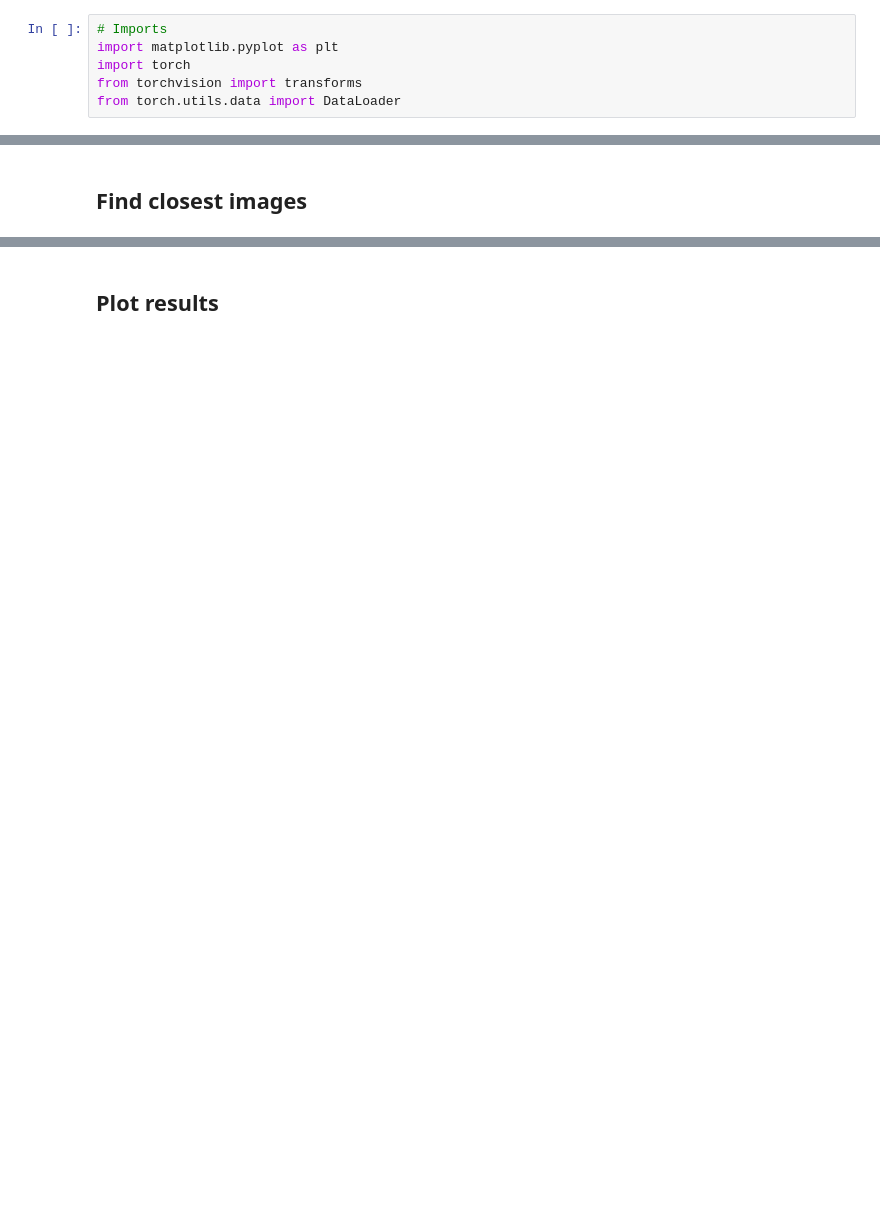
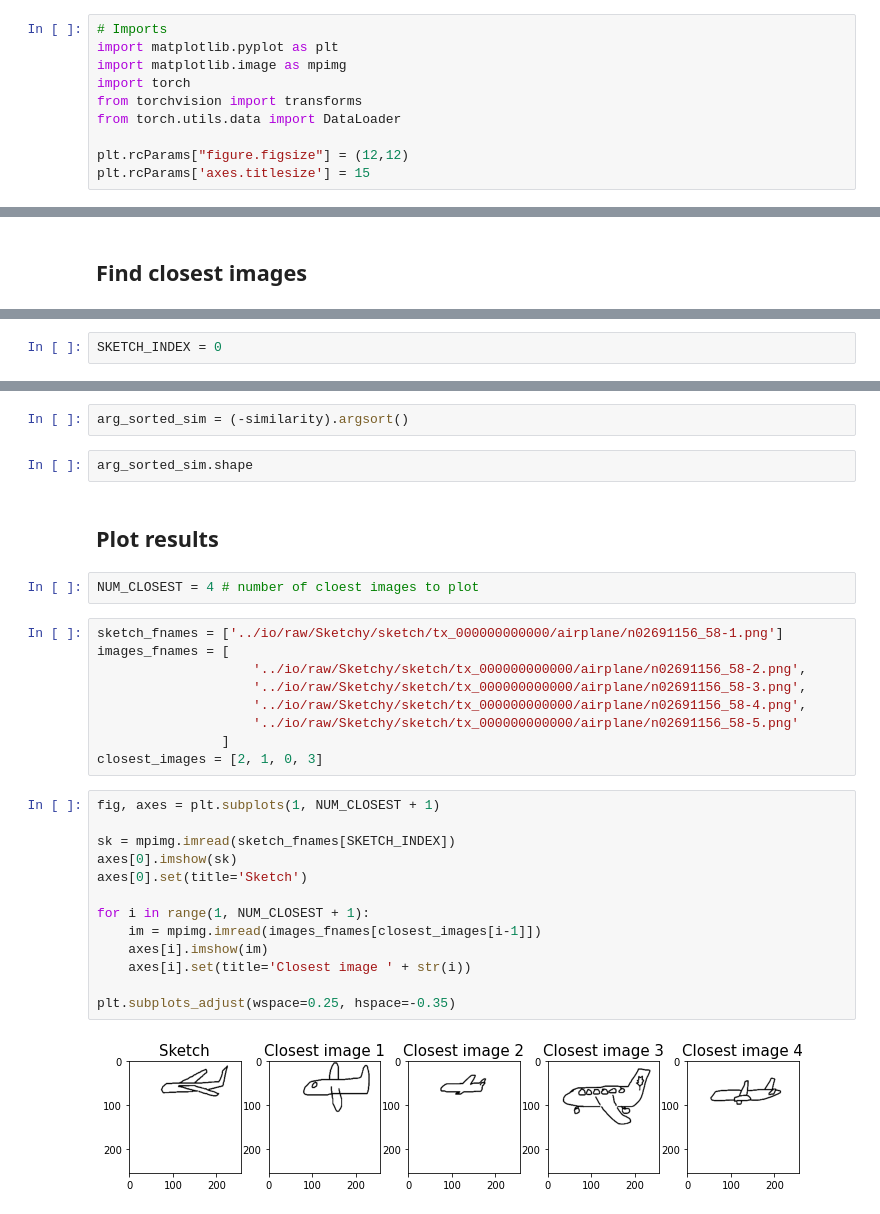
Before and after one commit to VisiumCH/AMLD-2021-Sketchy, a Jupyter notebook: notebooks/Inference.ipynb, the cells around one changed output, grey strips where cells are left out. Drawn from its saved outputs; the diff is of its cells as text; blank space fills up the shorter version.

```diff
--- a/notebooks/Inference.ipynb
+++ b/notebooks/Inference.ipynb
@@ -5,9 +5,13 @@ This notebook enables to predict the closest images of a sketch.
 # %%
 # Imports
 import matplotlib.pyplot as plt
+import matplotlib.image as mpimg
 import torch
 from torchvision import transforms
 from torch.utils.data import DataLoader
+
+plt.rcParams["figure.figsize"] = (12,12)
+plt.rcParams['axes.titlesize'] = 15
 # %%
 from src.data.loader_factory import load_data
 from src.models.encoder import EncoderCNN
@@ -111,0 +114,2 @@ AttributeError: 'list' object has no attribute 'cpu'
+# %%
+SKETCH_INDEX = 0
@@ -112,2 +128,32 @@ AttributeError: 'list' object has no attribute 'cpu'
+# %%
+arg_sorted_sim = (-similarity).argsort()
+# %%
+arg_sorted_sim.shape
 # %% [markdown]
 ## Plot results
+# %%
+NUM_CLOSEST = 4 # number of cloest images to plot
+# %%
+sketch_fnames = ['../io/raw/Sketchy/sketch/tx_000000000000/airplane/n02691156_58-1.png']
+images_fnames = [
+                    '../io/raw/Sketchy/sketch/tx_000000000000/airplane/n02691156_58-2.png',
+                    '../io/raw/Sketchy/sketch/tx_000000000000/airplane/n02691156_58-3.png',
+                    '../io/raw/Sketchy/sketch/tx_000000000000/airplane/n02691156_58-4.png',
+                    '../io/raw/Sketchy/sketch/tx_000000000000/airplane/n02691156_58-5.png'
+                ]
+closest_images = [2, 1, 0, 3]
+# %%
+fig, axes = plt.subplots(1, NUM_CLOSEST + 1)
+
+sk = mpimg.imread(sketch_fnames[SKETCH_INDEX])
+axes[0].imshow(sk)
+axes[0].set(title='Sketch')
+
+for i in range(1, NUM_CLOSEST + 1):
+    im = mpimg.imread(images_fnames[closest_images[i-1]])
+    axes[i].imshow(im)
+    axes[i].set(title='Closest image ' + str(i))
+
+plt.subplots_adjust(wspace=0.25, hspace=-0.35)
+# %% [output]
+[figure, added]
```
Also changed, not shown: parts of 24 cells of this notebook.
